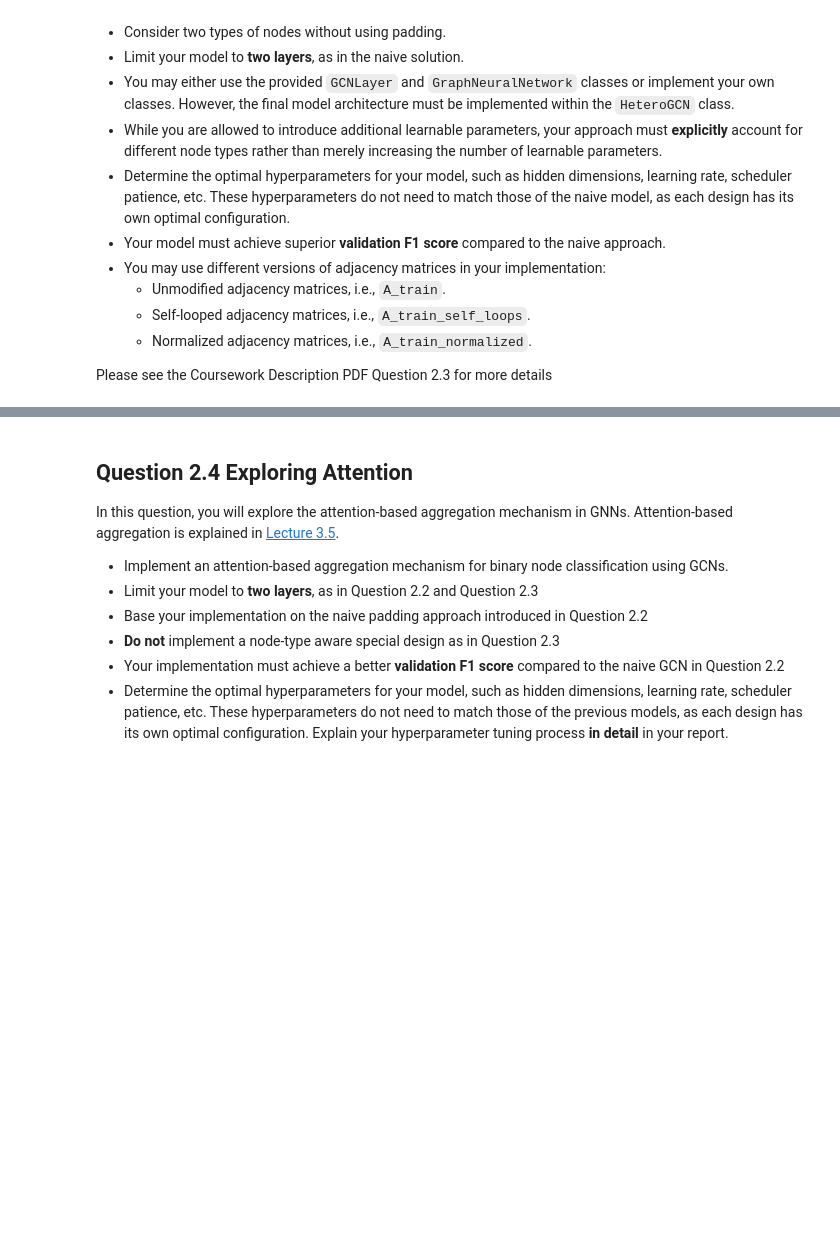
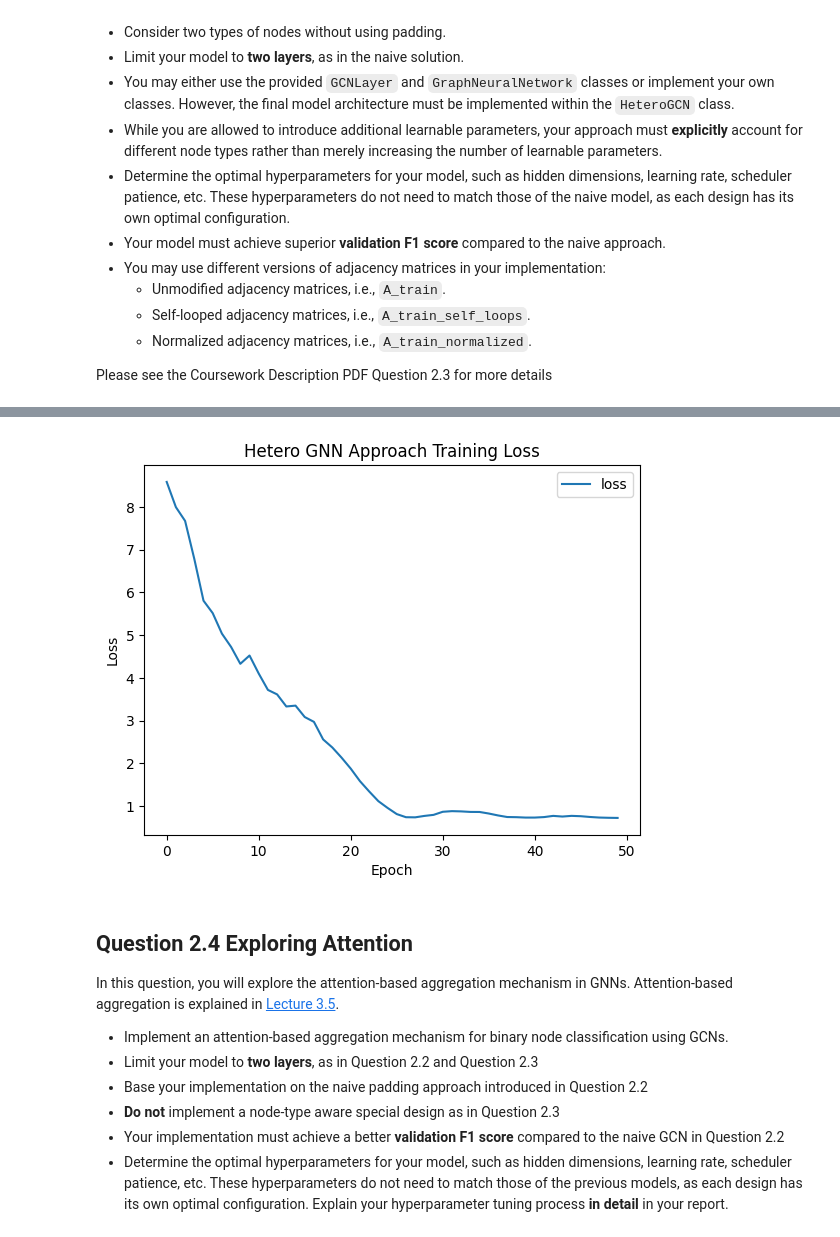
Before and after one commit to rishi-khiroya/dgl, a Jupyter notebook: q2_heterogeneous_node_classifcation.ipynb, the cells around one changed output, grey strips where cells are left out. Saved outputs shown, nothing was run; the diff lists cells and outputs as text; code cells hidden in the pictures; blank space fills up the shorter version.

```diff
--- a/q2_heterogeneous_node_classifcation.ipynb
+++ b/q2_heterogeneous_node_classifcation.ipynb
@@ -688,11 +801,27 @@ y_val   = y_val.float()
 # MODIFY THE CODE BELOW
 # ####################################################
 # Build the HeteroGCN model
-hetero_gcn = HeteroGCN(...)
+hetero_gcn = HeteroGCN(
+    input_dim1=X1_train.shape[1],  # Feature dimension for Type 1 nodes
+    input_dim2=X2_train.shape[1],  # Feature dimension for Type 2 nodes
+    hidden_dim=16,  # Hidden layer size
+    output_dim=1,  # Binary classification (1 output per node)
+    dropout=0.3  # Regularization
+)
 
 
 # Train
-loss_history, _ = train_model(hetero_gcn, y_train, val_model_inputs={...}, y_val=y_val, ...)
+loss_history, _ = train_model(
+    hetero_gcn,
+    y_train,
+    val_model_inputs={"A": A_val, "X1": X1_val, "X2": X2_val, "mapping": mapping_val},  # Pass validation inputs
+    y_val=y_val,
+    num_epochs=50,  # Number of training epochs
+    lr=0.001,  # Learning rate
+    validate_every=5,  # Validate every 5 epochs
+    patience=7,  # Early stopping patience
+    A=A_train, X1=X1_train, X2=X2_train, mapping=mapping_train  # Training inputs
+)
 
 
 # ####################################################
@@ -700,7 +829,14 @@ loss_history, _ = train_model(hetero_gcn, y_train, val_model_inputs={...}, y_val
 # ####################################################
 
 # Test on validation data
-val_prec, val_rec, val_f1, _ = evaluate_model(hetero_gcn, y_val, ...)
+val_prec, val_rec, val_f1, _ = evaluate_model(
+    hetero_gcn,
+    y_val,
+    A=A_val,
+    X1=X1_val,
+    X2=X2_val,
+    mapping=mapping_val
+)
 print(f"[VAL] Prec={val_prec:.4f}, Rec={val_rec:.4f}, F1={val_f1:.4f}")
 
 val_precs["Hetero GCN"] = val_prec
@@ -709,3 +845,4 @@ val_f1s["Hetero GCN"] = val_f1
 
 # Plot loss
 plot_loss(loss_history, title="Hetero GNN Approach Training Loss")
+# %% [output]
@@ -712,3 +860,4 @@ plot_loss(loss_history, title="Hetero GNN Approach Training Loss")
+[figure, added]
 # %% [markdown]
 ## Question 2.4 Exploring Attention
 In this question, you will explore the attention-based aggregation mechanism in GNNs. Attention-based aggregation is explained in [Lecture 3.5](https://www.youtube.com/watch?v=zRmzVkidkqA&list=PLug43ldmRSo14Y_vt7S6vanPGh-JpHR7T&index=14).
```
Also changed, not shown: parts of 11 cells of this notebook.
